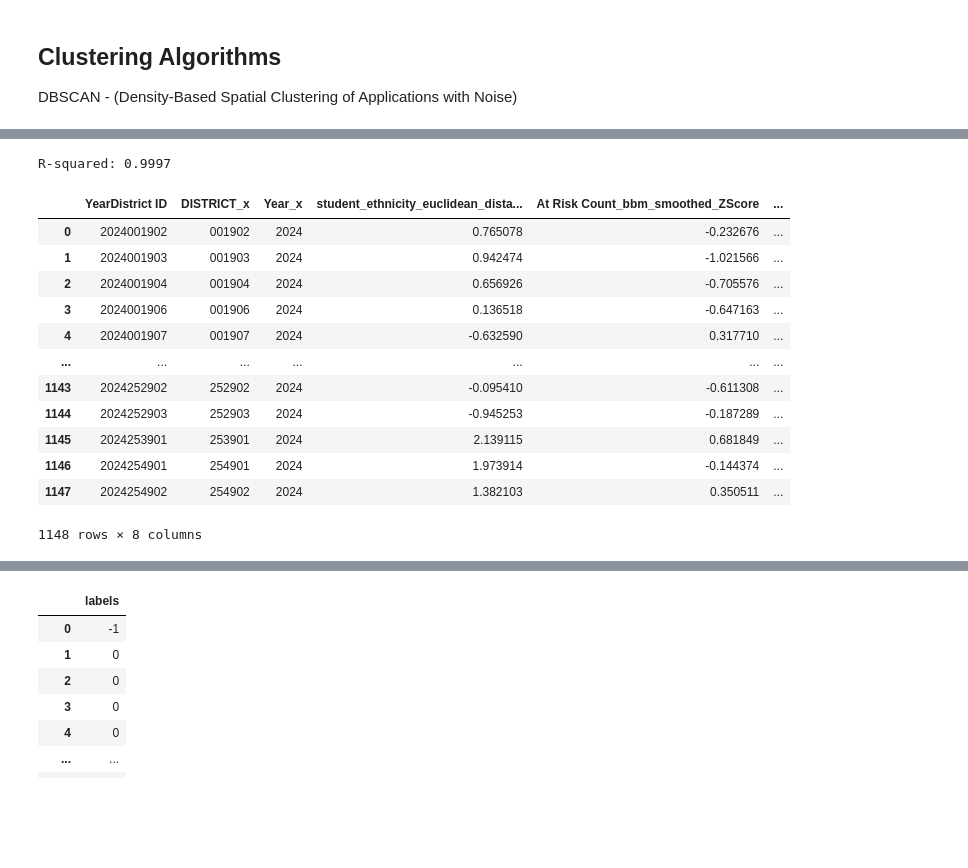
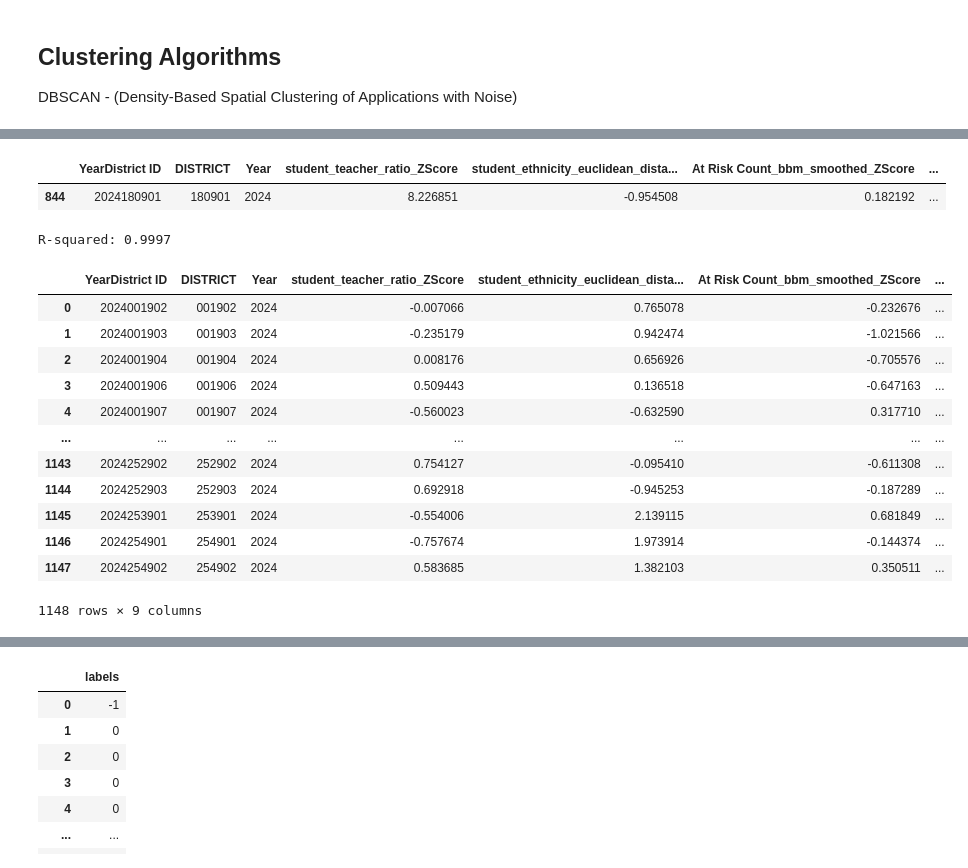
Before and after one commit to CristianS-D/Texas-Education-Data-Analysis, a Jupyter notebook: Clustering.ipynb, the cells around one changed output, grey strips where cells are left out. Drawn from its saved outputs; the diff is of its cells as text; code cells hidden in the pictures; blank space fills up the shorter version.

```diff
--- a/Clustering.ipynb
+++ b/Clustering.ipynb
@@ -372,0 +376,23 @@ student_df_1 = zscore(student_df_1, student_zscore)
+# %%
+staff_experience_dict = {
+       'Teacher Beginning Full Time Equiv Count_bbm_smoothed':1,
+       'Teacher 1-5 Years Full Time Equiv Count_bbm_smoothed':2.5,
+       'Teacher 6-10 Years Full Time Equiv Count_bbm_smoothed': 8.5,
+       'Teacher 11-20 Years Full Time Equiv Count_bbm_smoothed': 15,
+       'Teacher 21-30 Years Full Time Equiv Count_bbm_smoothed': 25,
+       'Teacher > 30 Years Full Time Equiv Count_bbm_smoothed': 30
+}
+
+staff_experience_col_list = [
+       'Teacher Beginning Full Time Equiv Count_bbm_smoothed',
+       'Teacher 1-5 Years Full Time Equiv Count_bbm_smoothed',
+       'Teacher 6-10 Years Full Time Equiv Count_bbm_smoothed',
+       'Teacher 11-20 Years Full Time Equiv Count_bbm_smoothed',
+       'Teacher 21-30 Years Full Time Equiv Count_bbm_smoothed',
+       'Teacher > 30 Years Full Time Equiv Count_bbm_smoothed']
+# %%
+
+staff_df_1 = weighted_mean_variance(staff_df_1, staff_experience_dict ,staff_experience_col_list, "Teacher_Experience" )
+
+staff_df_1 = zscore(staff_df_1, ['Teacher_Experience_weighted_mean', 'Teacher_Experience_weighted_variance'])
+staff_df_1
@@ -373,4 +413,7 @@ student_df_1 = zscore(student_df_1, student_zscore)
 # %%
-student_df_1.columns
-#staff_df_1.columns
+merged_df = pd.merge(student_df_1, staff_df_1, on="YearDistrict ID", )
+merged_df["student_teacher_ratio"] = merged_df['Teacher Total Full Time Equiv Count']/merged_df['All Students Count']
+merged_df.rename(columns={'DISTRICT_x':'DISTRICT','Year_x':"Year"}, inplace=True)
+merged_df =  zscore(merged_df, columns="student_teacher_ratio")
+merged_df.head(3)
 # %% [output]
@@ -650 +843,10 @@ clustering_df = clustering_df[['YearDistrict ID', 'DISTRICT_x', 'Year_x','studen
+# %%
+clustering_df_24 = merged_df[merged_df['Year']=='2024']
+clustering_df_24.head(2)
+clustering_df_24 = clustering_df_24[['YearDistrict ID', 'DISTRICT', 'Year','student_teacher_ratio_ZScore', 'student_ethnicity_euclidean_distance_ZScore','At Risk Count_bbm_smoothed_ZScore','Econ Disadv Count_bbm_smoothed_ZScore', 'Teacher_Experience_weighted_mean_ZScore', 'Teacher_Experience_weighted_variance_ZScore']].reset_index(drop=True)
+# %%
+clustering_df_24[clustering_df_24["DISTRICT"]=='180901']
+# %% [output]
+|  | YearDistrict ID | DISTRICT | Year | student_teacher_ratio_ZScore | student_ethnicity_euclidean_dista... | At Risk Count_bbm_smoothed_ZScore | ... |
+| 844 | 2024180901 | 180901 | 2024 | 8.226851 | -0.954508 | 0.182192 | ... |
 # %%
@@ -654,20 +856,20 @@ print(f"R-squared: {r_value**2:.4f}")
 # %% [output]
 R-squared: 0.9997
 # %%
-clustering_df
+clustering_df_24
 # %% [output]
-|  | YearDistrict ID | DISTRICT_x | Year_x | student_ethnicity_euclidean_dista... | At Risk Count_bbm_smoothed_ZScore | ... |
-| 0 | 2024001902 | 001902 | 2024 | 0.765078 | -0.232676 | ... |
-| 1 | 2024001903 | 001903 | 2024 | 0.942474 | -1.021566 | ... |
-| 2 | 2024001904 | 001904 | 2024 | 0.656926 | -0.705576 | ... |
-| 3 | 2024001906 | 001906 | 2024 | 0.136518 | -0.647163 | ... |
-| 4 | 2024001907 | 001907 | 2024 | -0.632590 | 0.317710 | ... |
-| ... | ... | ... | ... | ... | ... | ... |
-| 1143 | 2024252902 | 252902 | 2024 | -0.095410 | -0.611308 | ... |
-| 1144 | 2024252903 | 252903 | 2024 | -0.945253 | -0.187289 | ... |
-| 1145 | 2024253901 | 253901 | 2024 | 2.139115 | 0.681849 | ... |
-| 1146 | 2024254901 | 254901 | 2024 | 1.973914 | -0.144374 | ... |
-| 1147 | 2024254902 | 254902 | 2024 | 1.382103 | 0.350511 | ... |
+|  | YearDistrict ID | DISTRICT | Year | student_teacher_ratio_ZScore | student_ethnicity_euclidean_dista... | At Risk Count_bbm_smoothed_ZScore | ... |
+| 0 | 2024001902 | 001902 | 2024 | -0.007066 | 0.765078 | -0.232676 | ... |
+| 1 | 2024001903 | 001903 | 2024 | -0.235179 | 0.942474 | -1.021566 | ... |
+| 2 | 2024001904 | 001904 | 2024 | 0.008176 | 0.656926 | -0.705576 | ... |
+| 3 | 2024001906 | 001906 | 2024 | 0.509443 | 0.136518 | -0.647163 | ... |
+| 4 | 2024001907 | 001907 | 2024 | -0.560023 | -0.632590 | 0.317710 | ... |
+| ... | ... | ... | ... | ... | ... | ... | ... |
+| 1143 | 2024252902 | 252902 | 2024 | 0.754127 | -0.095410 | -0.611308 | ... |
+| 1144 | 2024252903 | 252903 | 2024 | 0.692918 | -0.945253 | -0.187289 | ... |
+| 1145 | 2024253901 | 253901 | 2024 | -0.554006 | 2.139115 | 0.681849 | ... |
+| 1146 | 2024254901 | 254901 | 2024 | -0.757674 | 1.973914 | -0.144374 | ... |
+| 1147 | 2024254902 | 254902 | 2024 | 0.583685 | 1.382103 | 0.350511 | ... |
-1148 rows × 8 columns
+1148 rows × 9 columns
 # %%
 sns.scatterplot(
```
Also changed, not shown: parts of 25 cells of this notebook.
